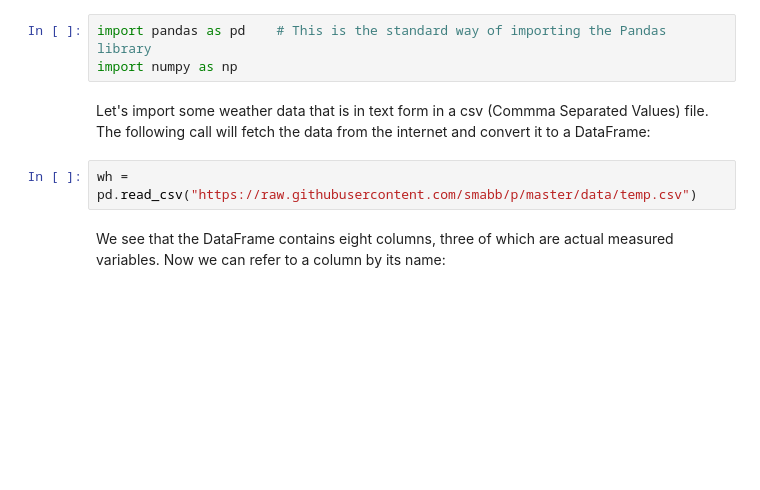
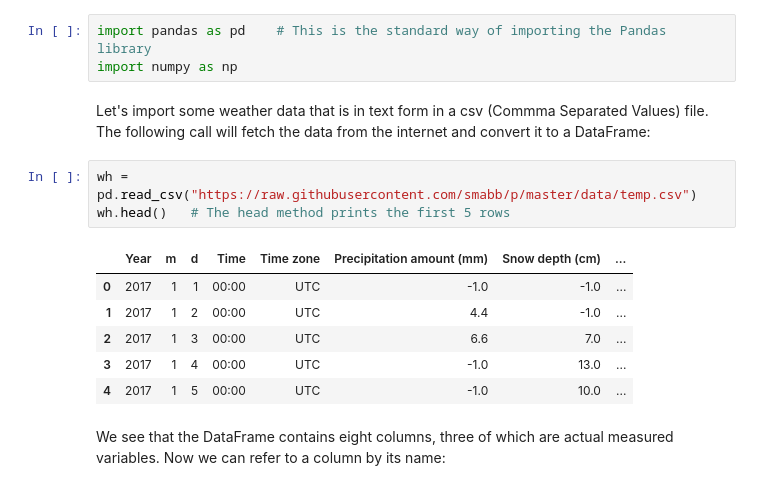
Before and after one commit to mkjubran/LearnPythonIT, a Jupyter notebook: Lesson5_Pandas.ipynb, the cells around one changed output. Cells and saved outputs as stored; diff of their text form; blank space fills up the shorter version.

```diff
--- a/Lesson5_Pandas.ipynb
+++ b/Lesson5_Pandas.ipynb
@@ -32,5 +32,13 @@ import numpy as np
 Let's import some weather data that is in text form in a csv (Commma Separated Values) file. The following call will fetch the data from the internet and convert it to a DataFrame:
 # %%
 wh = pd.read_csv("https://raw.githubusercontent.com/smabb/p/master/data/temp.csv")
+wh.head()   # The head method prints the first 5 rows
+# %% [output]
+|  | Year | m | d | Time | Time zone | Precipitation amount (mm) | Snow depth (cm) | ... |
+| 0 | 2017 | 1 | 1 | 00:00 | UTC | -1.0 | -1.0 | ... |
+| 1 | 2017 | 1 | 2 | 00:00 | UTC | 4.4 | -1.0 | ... |
+| 2 | 2017 | 1 | 3 | 00:00 | UTC | 6.6 | 7.0 | ... |
+| 3 | 2017 | 1 | 4 | 00:00 | UTC | -1.0 | 13.0 | ... |
+| 4 | 2017 | 1 | 5 | 00:00 | UTC | -1.0 | 10.0 | ... |
 # %% [markdown]
 We see that the DataFrame contains eight columns, three of which are actual measured variables. Now we can refer to a column by its name:
```
Also changed, not shown: parts of 88 cells of this notebook.
